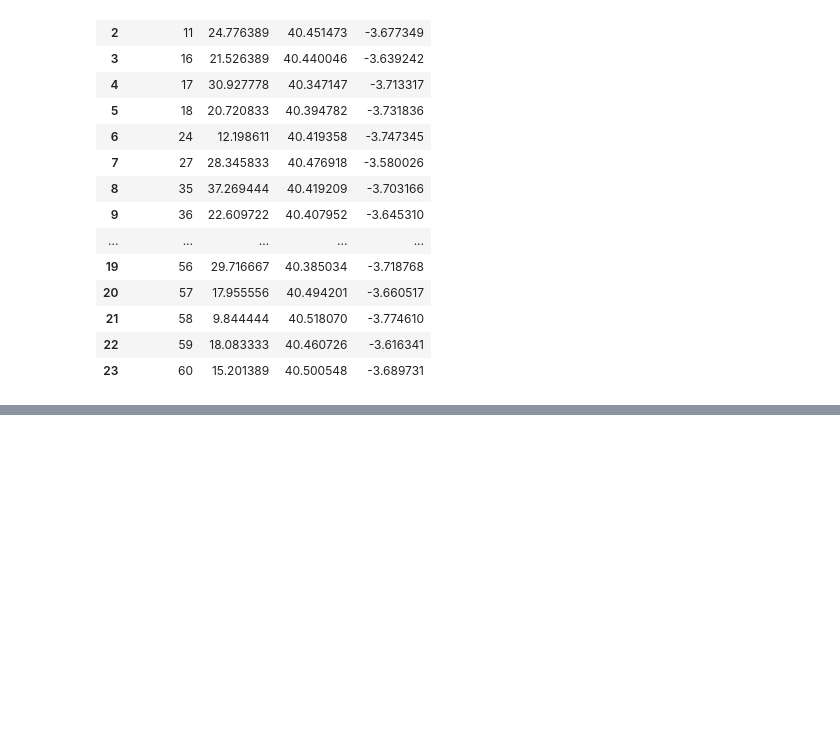
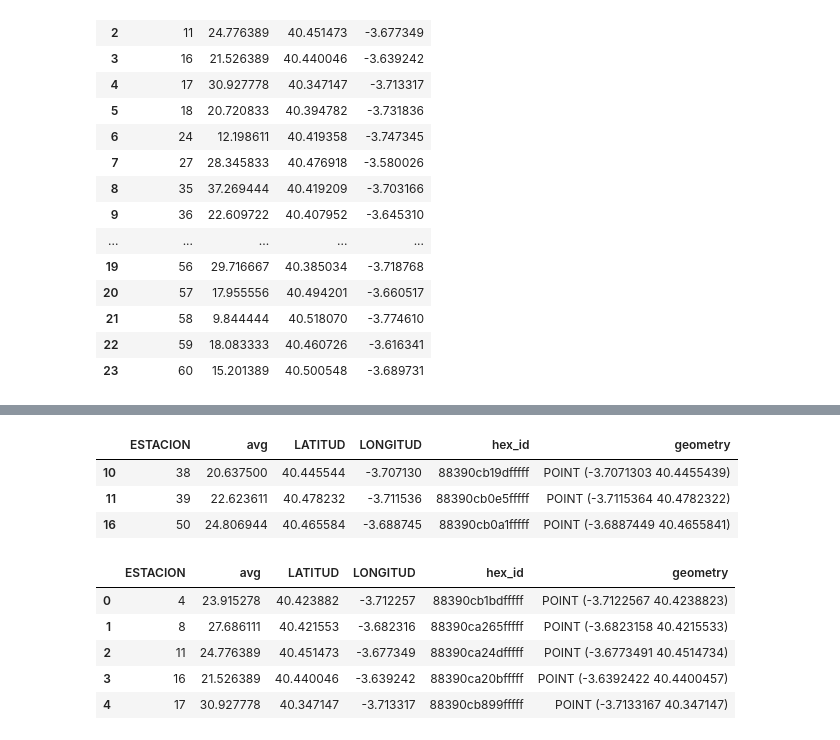
Before and after one commit to charlieciordia/AQ-MAD, a Jupyter notebook: notebook/AQ.ipynb, the cells around one changed output, grey strips where cells are left out. Cells and saved outputs as stored; diff of their text form; code cells hidden in the pictures; blank space fills up the shorter version.

```diff
--- a/notebook/AQ.ipynb
+++ b/notebook/AQ.ipynb
@@ -845,3 +531,19 @@ final_hexagons.to_csv('hexagons_data.csv', index=False)
+# %%
+prueba_map[(prueba_map["ESTACION"] == 38) | (prueba_map["ESTACION"] == 39) | (prueba_map["ESTACION"] == 50)]
+# %% [output]
+|  | ESTACION | avg | LATITUD | LONGITUD | hex_id | geometry |
+| 10 | 38 | 20.637500 | 40.445544 | -3.707130 | 88390cb19dfffff | POINT (-3.7071303 40.4455439) |
+| 11 | 39 | 22.623611 | 40.478232 | -3.711536 | 88390cb0e5fffff | POINT (-3.7115364 40.4782322) |
+| 16 | 50 | 24.806944 | 40.465584 | -3.688745 | 88390cb0a1fffff | POINT (-3.6887449 40.4655841) |
+# %%
+prueba_map.head()
+# %% [output]
+|  | ESTACION | avg | LATITUD | LONGITUD | hex_id | geometry |
+| 0 | 4 | 23.915278 | 40.423882 | -3.712257 | 88390cb1bdfffff | POINT (-3.7122567 40.4238823) |
+| 1 | 8 | 27.686111 | 40.421553 | -3.682316 | 88390ca265fffff | POINT (-3.6823158 40.4215533) |
+| 2 | 11 | 24.776389 | 40.451473 | -3.677349 | 88390ca24dfffff | POINT (-3.6773491 40.4514734) |
+| 3 | 16 | 21.526389 | 40.440046 | -3.639242 | 88390ca20bfffff | POINT (-3.6392422 40.4400457) |
+| 4 | 17 | 30.927778 | 40.347147 | -3.713317 | 88390cb899fffff | POINT (-3.7133167 40.347147) |
 # %%
 # Suponiendo que tienes los DataFrames dfNO2_clean y estaciones
 
```
Also changed, not shown: parts of 29 cells of this notebook, 12 other files.
